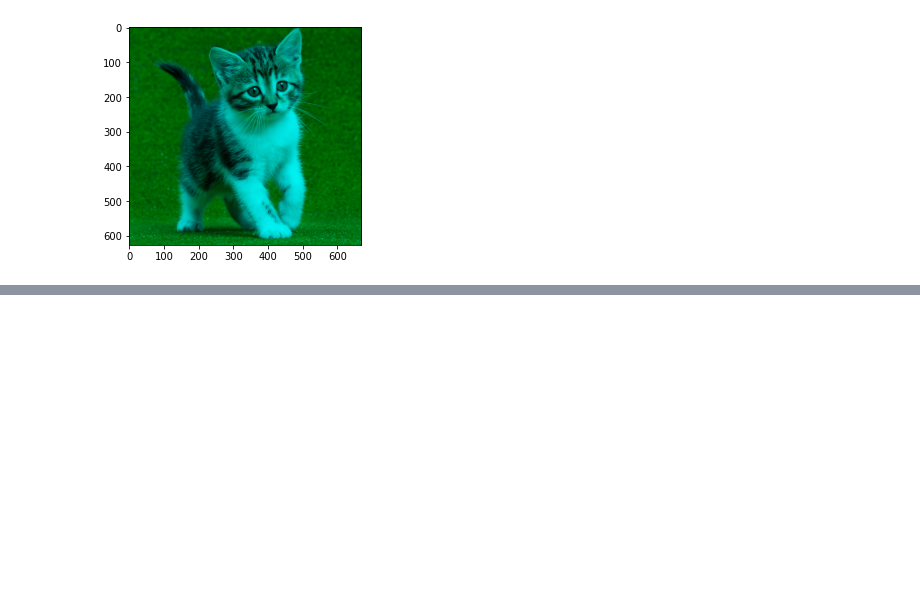
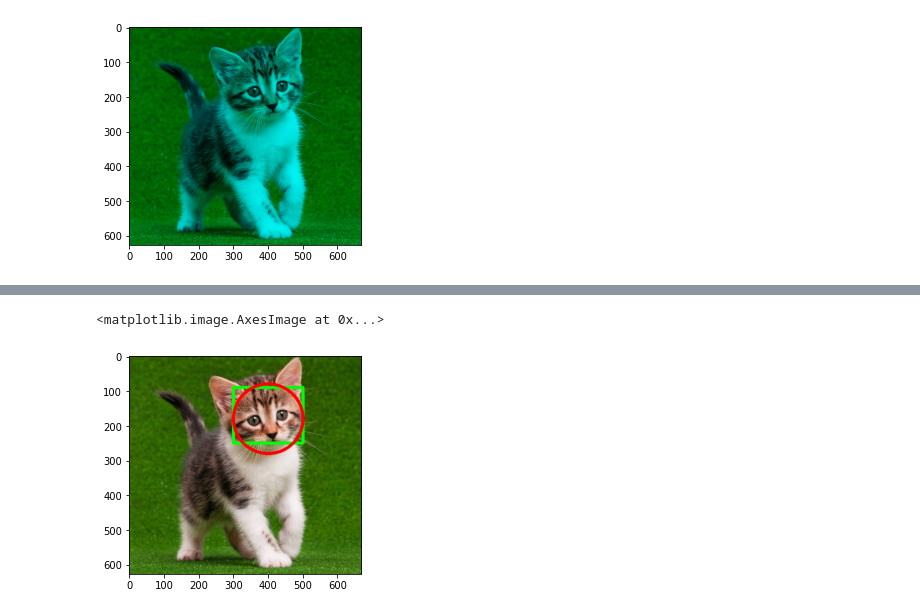
Before and after one commit to Auful01/PCVK, a Jupyter notebook: Week2.ipynb, the cells around one changed output, grey strips where cells are left out. Cells and saved outputs as stored; diff of their text form; code cells hidden in the pictures; blank space fills up the shorter version.

```diff
--- a/Week2.ipynb
+++ b/Week2.ipynb
@@ -154,0 +187,8 @@ plt.imshow(imgGB)
+# %%
+images5 = images3
+cv.rectangle(images5,pt1=(300,90), pt2=(500,250), color=(0,255,0), thickness=8)
+cv.circle(images5,center=(400,180), radius=100, color=(255,0,0), thickness=8)
+plt.imshow(images5)
+# %% [output]
+<matplotlib.image.AxesImage at 0x...>
+[figure, added]
```
Also changed, not shown: parts of 6 cells of this notebook.
